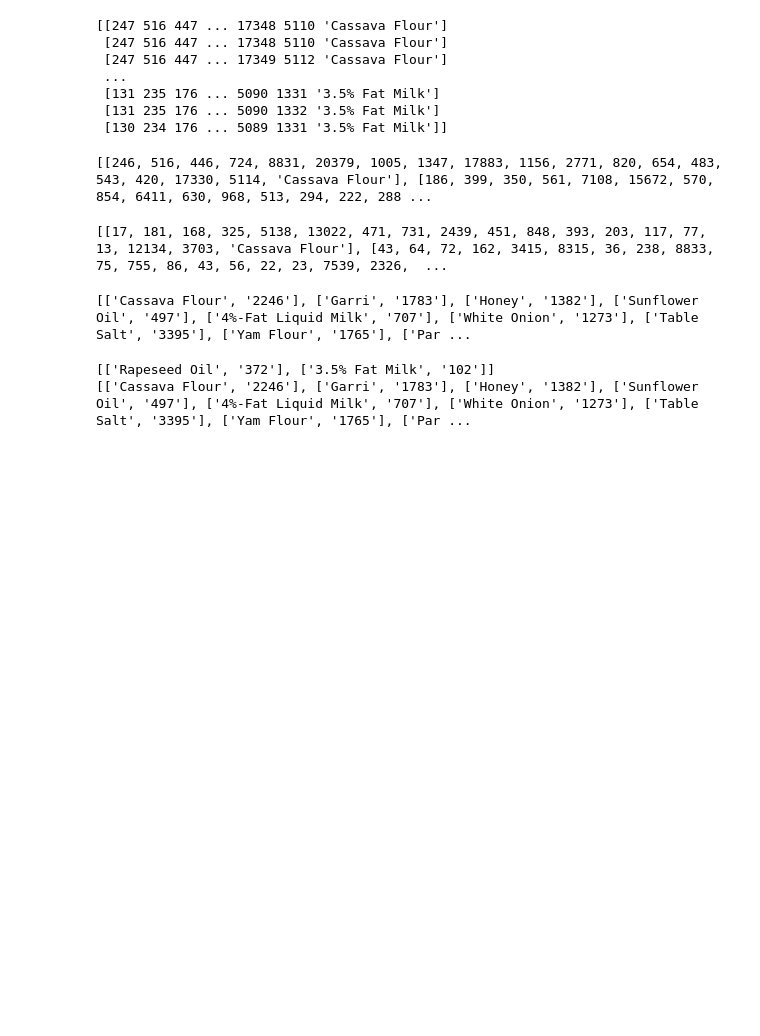
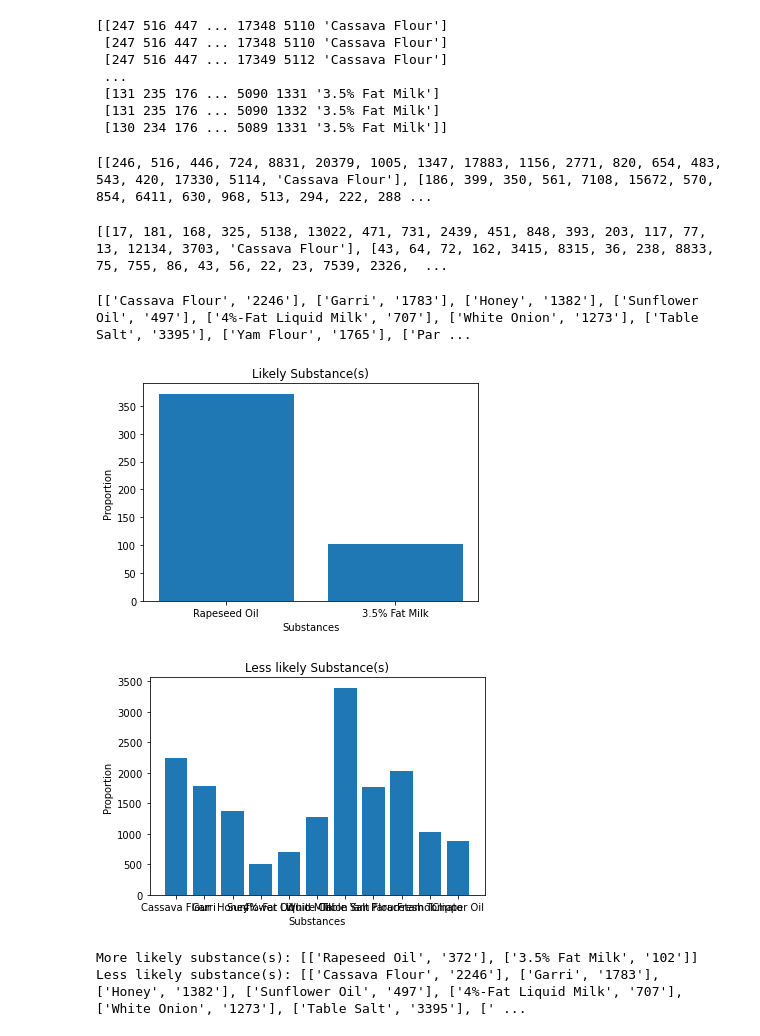
Before and after one commit to Izziboi/Food_Drug_Prediction, a Jupyter notebook: food_drug_predict.ipynb, the cells around one changed output. Saved outputs shown, nothing was run; the diff lists cells and outputs as text; code cells hidden in the pictures; blank space fills up the shorter version.

```diff
--- a/food_drug_predict.ipynb
+++ b/food_drug_predict.ipynb
@@ -167,17 +167,44 @@ print(div_lists)
 # %%
 def collections(div_lists=div_lists):
     coll_1 = []
     coll_2 = []
+    obj_coll_1 = []
+    val_coll_1 = []
+    obj_coll_2 = []
+    val_coll_2 = []
     for pairs in div_lists:
         if 50 <= int(pairs[-1]) <= 373:
             coll_1.append(pairs)
         else:
             coll_2.append(pairs)
-    return coll_1, coll_2
+
+    for pack in coll_1:
+        obj_coll_1.append(pack[0])
+        val_coll_1.append(int(pack[1]))
+
+    plt.bar(obj_coll_1, val_coll_1)
+    plt.xlabel('Substances')
+    plt.ylabel('Proportion')
+    plt.title('Likely Substance(s)')
+    plt.show()
+
+    for packs in coll_2:
+        obj_coll_2.append(packs[0])
+        val_coll_2.append(int(packs[1]))
+
+    plt.bar(obj_coll_2, val_coll_2)
+    plt.xlabel('Substances')
+    plt.ylabel('Proportion')
+    plt.title('Less likely Substance(s)')
+    plt.show()
+
+    return 'More likely substance(s): {}'.format(coll_1), 'Less likely substance(s): {}'.format(coll_2)
 
 coll_1, coll_2 = collections()
 print(coll_1)
 print(coll_2)
 # %% [output]
+[figure, added]
+[figure, added]
-[['Rapeseed Oil', '372'], ['3.5% Fat Milk', '102']]
-[['Cassava Flour', '2246'], ['Garri', '1783'], ['Honey', '1382'], ['Sunflower Oil', '497'], ['4%-Fat Liquid Milk', '707'], ['White Onion', '1273'], ['Table Salt', '3395'], ['Yam Flour', '1765'], ['Par ...
+More likely substance(s): [['Rapeseed Oil', '372'], ['3.5% Fat Milk', '102']]
+Less likely substance(s): [['Cassava Flour', '2246'], ['Garri', '1783'], ['Honey', '1382'], ['Sunflower Oil', '497'], ['4%-Fat Liquid Milk', '707'], ['White Onion', '1273'], ['Table Salt', '3395'], [' ...
```
